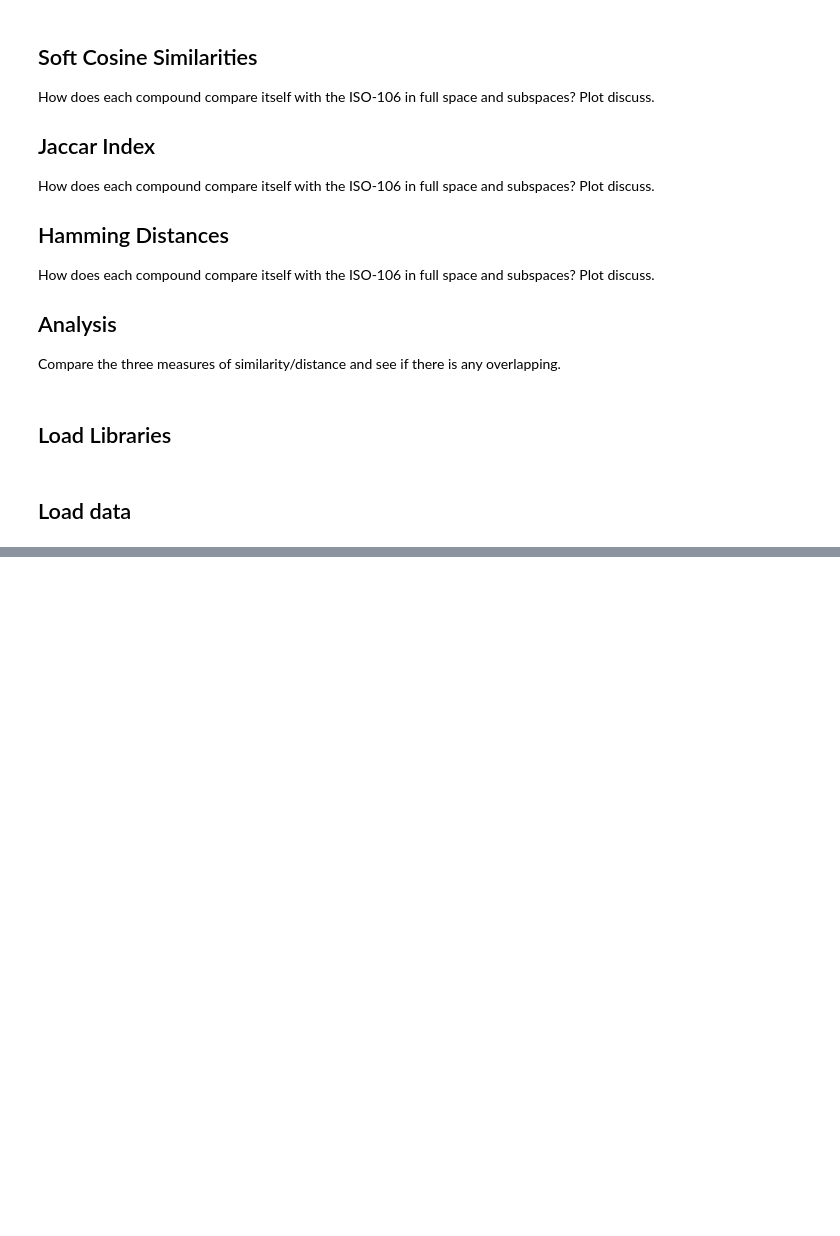
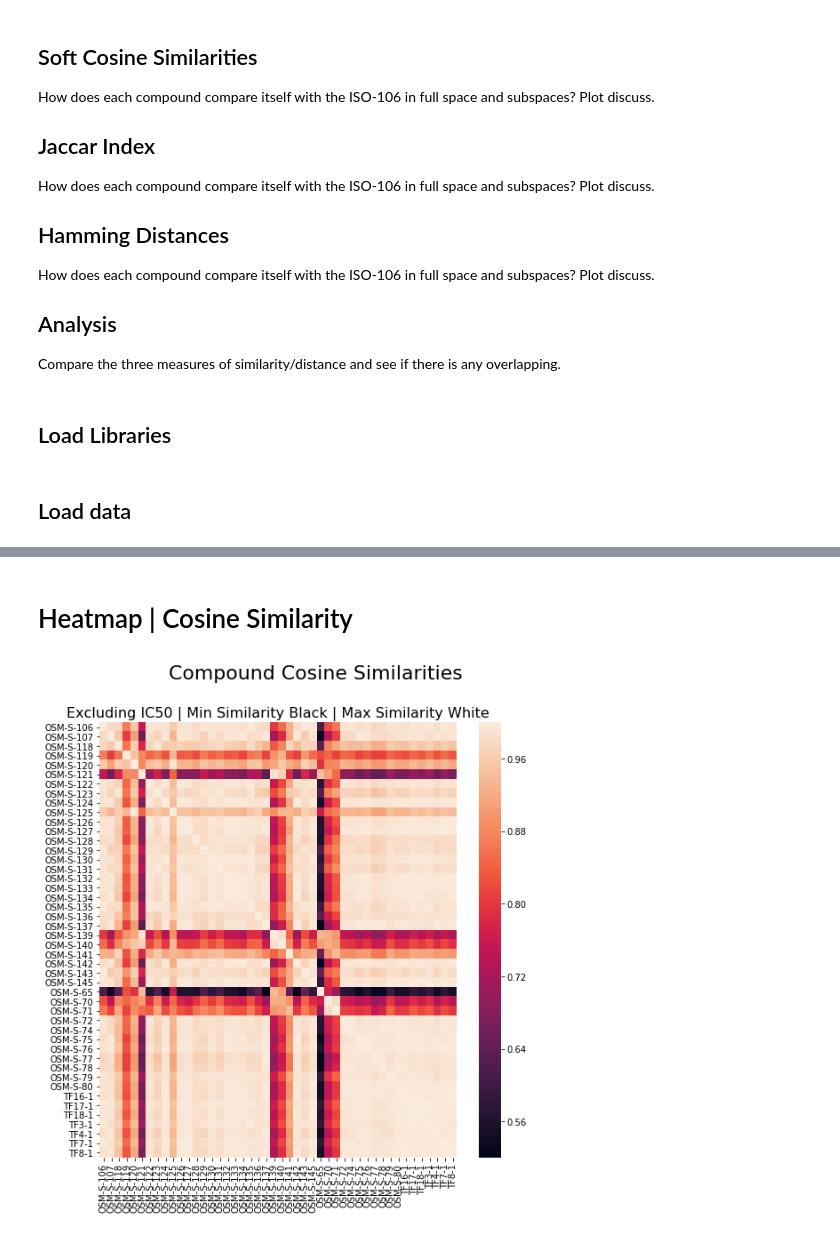
Before and after one commit to conradbm/kcail, a Jupyter notebook: code/2_deeper_findings_/main_similarities.ipynb, the cells around one changed output, grey strips where cells are left out. Cells and saved outputs as stored; diff of their text form; code cells hidden in the pictures; blank space fills up the shorter version.

```diff
--- a/code/2_deeper_findings_/main_similarities.ipynb
+++ b/code/2_deeper_findings_/main_similarities.ipynb
@@ -142,0 +125,18 @@ bigframe
+# %%
+nrow,ncol=frames[0].shape
+A = defaultdict(list)
+
+# Note: Cosine Similarity is between 0 and 1. No similarity or perfect similarity.
+for i in range(nrow):
+    cos_list=[]
+    ratio_list=[]
+    for j in range(nrow):
+        cos_sim = 1 - spatial.distance.cosine(frames[0].iloc[i,2:],
+                                                frames[0].iloc[j,2:])
+        ic50_sim_ratio = 1 - abs(frames[0].iloc[i,1]-frames[0].iloc[j,1])/sum([frames[0].iloc[i,1],frames[0].iloc[j,1]])
+
+        cos_list.append(cos_sim)
+        ratio_list.append(ic50_sim_ratio)
+
+    A["cosine_sim"].append(cos_list)
+    A["ic50_sim_ratio"].append(ratio_list)
@@ -142,0 +215,5 @@ bigframe
+# %%
+cosine_similarity_matrix = pd.DataFrame(np.matrix(A["cosine_sim"]), columns=frames[0].Name.tolist(), index=frames[0].Name.tolist())
+ic50_sim_ratio_matrix = pd.DataFrame(np.matrix(A["ic50_sim_ratio"]), columns=frames[0].Name.tolist(), index=frames[0].Name.tolist())
+interaction_matrix = cosine_similarity_matrix * ic50_sim_ratio_matrix
+### 1 - abs(A-B)
@@ -142,0 +228,17 @@ bigframe
+# %% [markdown]
+# Heatmap | Cosine Similarity
+# %%
+fig, ax = plt.subplots(figsize=(9,9))
+
+sns.heatmap(cosine_similarity_matrix,
+            xticklabels=cosine_similarity_matrix.index.tolist(),
+            yticklabels=cosine_similarity_matrix.index.tolist())
+#ax.xaxis.tick_top()
+plt.xticks(rotation=90)
+#ax.set_ylabel(cosine_similarity_matrix.index.tolist(), fontsize=18)
+#ax.set_xlabel(cosine_similarity_matrix.index.tolist(), fontsize=18)
+plt.suptitle("Compound Cosine Similarities", size=22)
+ax.set_title("Excluding IC50 | Min Similarity Black | Max Similarity White", size=16)
+plt.show()
+# %% [output]
+[figure, added]
```
Also changed, not shown: parts of 23 cells of this notebook, 7 other files.
